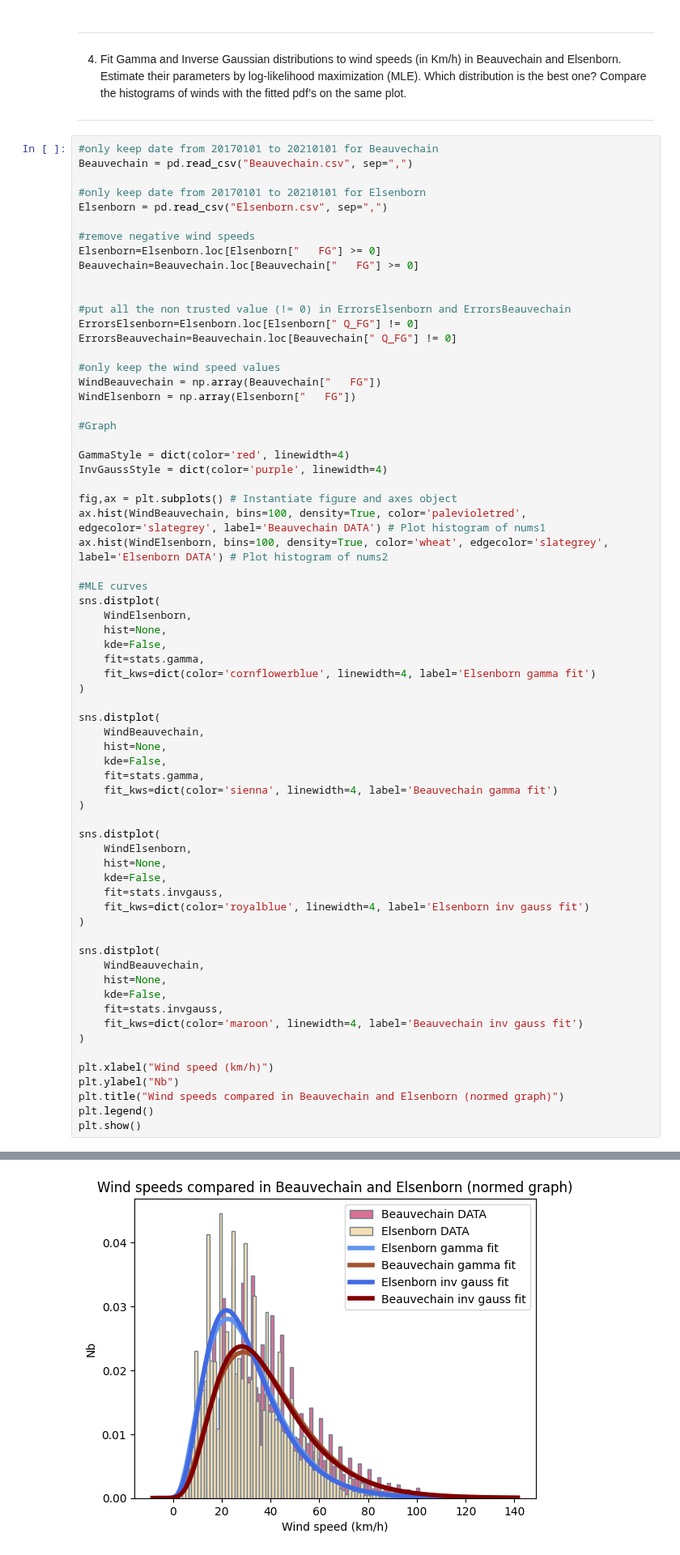
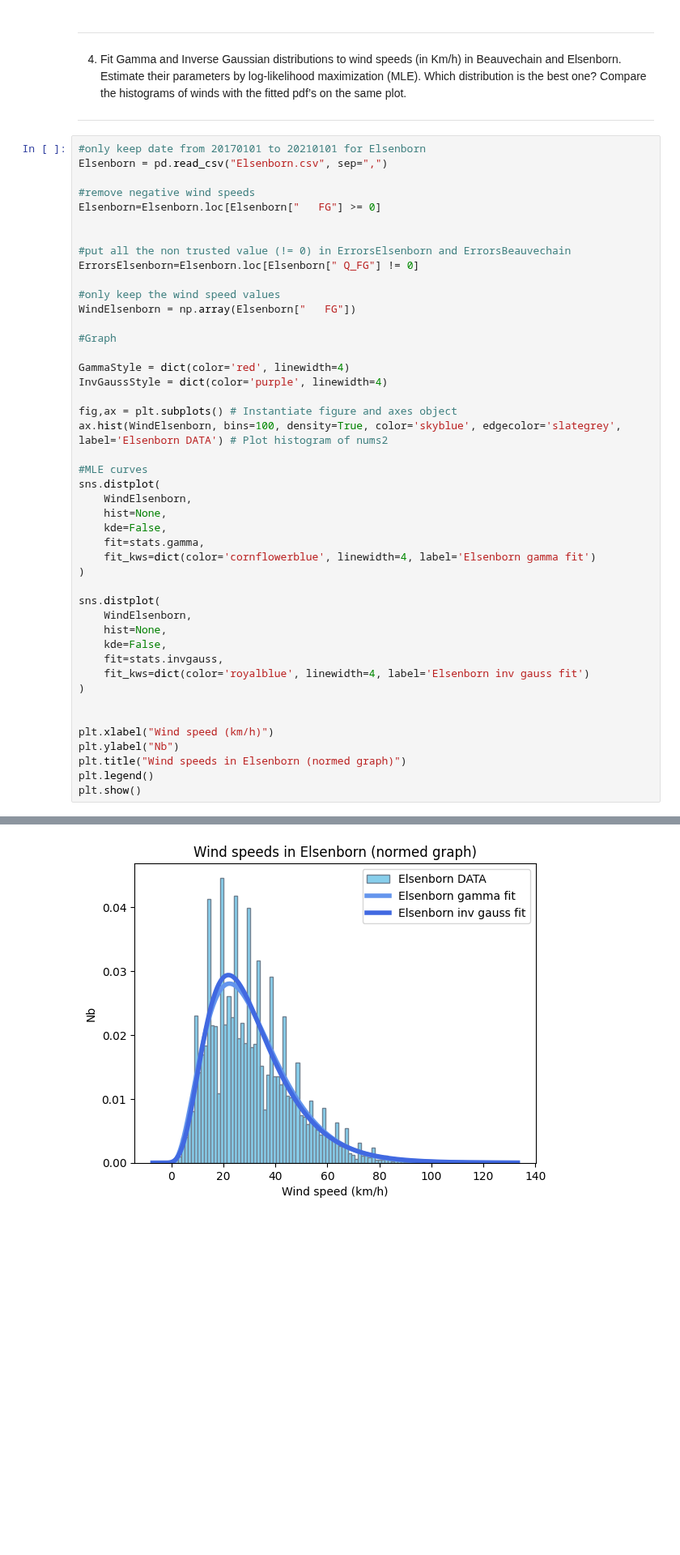
Before and after one commit to clem119/Hackathons, a Jupyter notebook: H1/hack1_without_code.ipynb, the cells around one changed output, grey strips where cells are left out. Shown at 81% size. Drawn from its saved outputs; the diff is of its cells as text; blank space fills up the shorter version.

Commit message:
q4 separated graphs

```diff
--- a/H1/hack1_without_code.ipynb
+++ b/H1/hack1_without_code.ipynb
@@ -224,23 +224,17 @@ Comment briefly your results
 4.	Fit Gamma and Inverse Gaussian distributions to wind speeds (in Km/h) in Beauvechain and Elsenborn. Estimate their parameters by log-likelihood maximization (MLE). Which distribution is the best one? Compare the histograms of winds with the fitted pdf’s on the same plot.
 ------------------------------------------------------------------------------------------------------
 # %%
-#only keep date from 20170101 to 20210101 for Beauvechain
-Beauvechain = pd.read_csv("Beauvechain.csv", sep=",")
-
 #only keep date from 20170101 to 20210101 for Elsenborn
 Elsenborn = pd.read_csv("Elsenborn.csv", sep=",")
 
 #remove negative wind speeds
 Elsenborn=Elsenborn.loc[Elsenborn["   FG"] >= 0]
-Beauvechain=Beauvechain.loc[Beauvechain["   FG"] >= 0]
 
 
 #put all the non trusted value (!= 0) in ErrorsElsenborn and ErrorsBeauvechain
 ErrorsElsenborn=Elsenborn.loc[Elsenborn[" Q_FG"] != 0]
-ErrorsBeauvechain=Beauvechain.loc[Beauvechain[" Q_FG"] != 0]
 
 #only keep the wind speed values
-WindBeauvechain = np.array(Beauvechain["   FG"])
 WindElsenborn = np.array(Elsenborn["   FG"])
 
 #Graph
@@ -249,8 +243,7 @@ GammaStyle = dict(color='red', linewidth=4)
 InvGaussStyle = dict(color='purple', linewidth=4)
 
 fig,ax = plt.subplots() # Instantiate figure and axes object
-ax.hist(WindBeauvechain, bins=100, density=True, color='palevioletred', edgecolor='slategrey', label='Beauvechain DATA') # Plot histogram of nums1
-ax.hist(WindElsenborn, bins=100, density=True, color='wheat', edgecolor='slategrey', label='Elsenborn DATA') # Plot histogram of nums2
+ax.hist(WindElsenborn, bins=100, density=True, color='skyblue', edgecolor='slategrey', label='Elsenborn DATA') # Plot histogram of nums2
 
 #MLE curves
 sns.distplot(
@@ -262,14 +255,6 @@ sns.distplot(
 )
 
 sns.distplot(
-    WindBeauvechain,
-    hist=None,
-    kde=False,
-    fit=stats.gamma,
-    fit_kws=dict(color='sienna', linewidth=4, label='Beauvechain gamma fit')
-)
-
-sns.distplot(
     WindElsenborn,
     hist=None,
     kde=False,
@@ -277,17 +262,10 @@ sns.distplot(
     fit_kws=dict(color='royalblue', linewidth=4, label='Elsenborn inv gauss fit')
 )
 
-sns.distplot(
-    WindBeauvechain,
-    hist=None,
-    kde=False,
-    fit=stats.invgauss,
-    fit_kws=dict(color='maroon', linewidth=4, label='Beauvechain inv gauss fit')
-)
 
 plt.xlabel("Wind speed (km/h)")
 plt.ylabel("Nb")
-plt.title("Wind speeds compared in Beauvechain and Elsenborn (normed graph)")
+plt.title("Wind speeds in Elsenborn (normed graph)")
 plt.legend()
 plt.show()
 # %% [output]
@@ -307,8 +287,8 @@ https://gist.github.com/mwaskom/de44147ed2974457ad6372750bbe5751
 For a guide to updating your code to use the new functions, please see
 https://gist.github.com/mwaskom/de44147ed2974457ad6372750bbe5751
 
   sns.distplot(
-[figure, old version]
+[figure, new version]
 # %% [markdown]
 Comment briefly your results:
 
```
Also changed, not shown: parts of 2 cells of this notebook.
